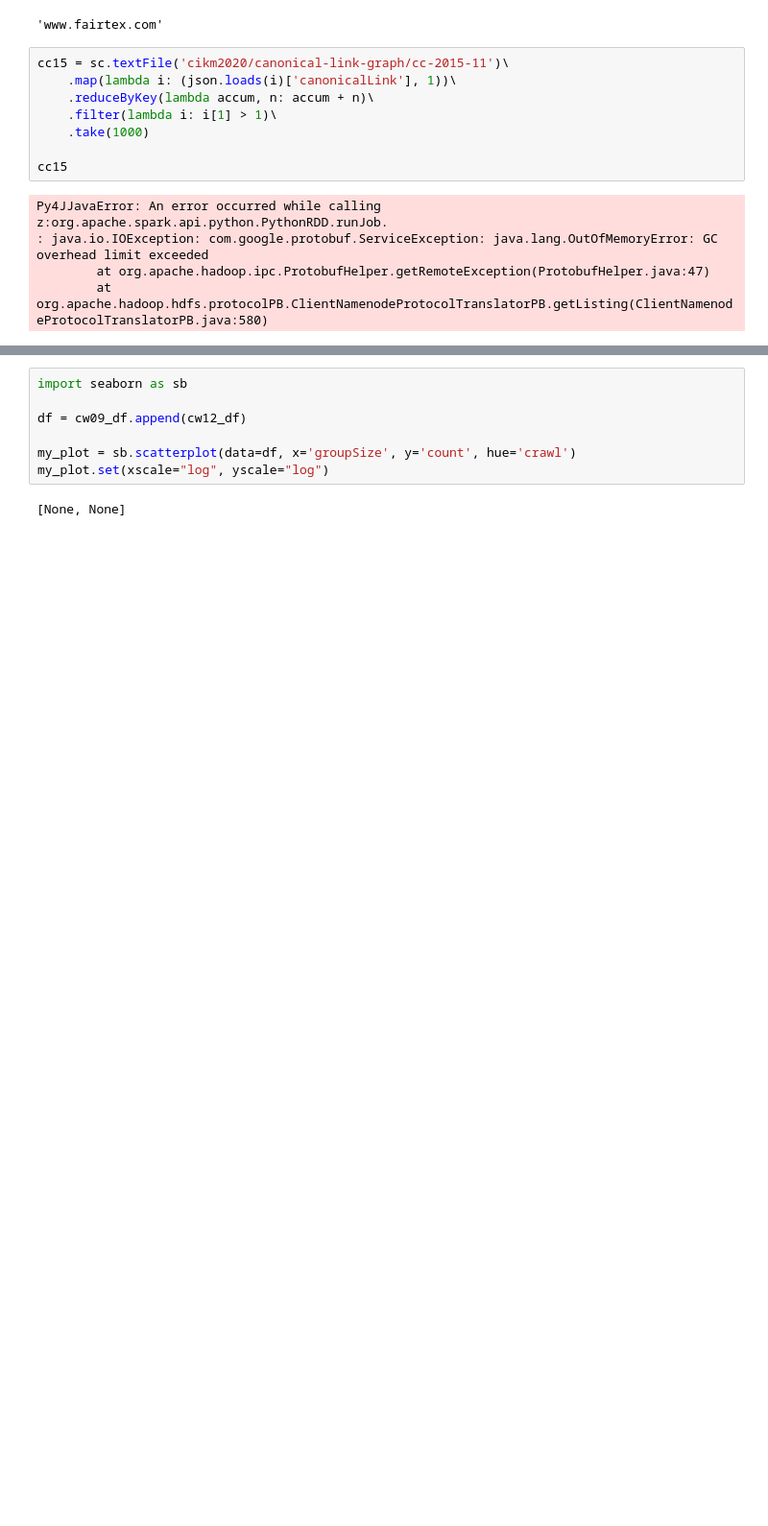
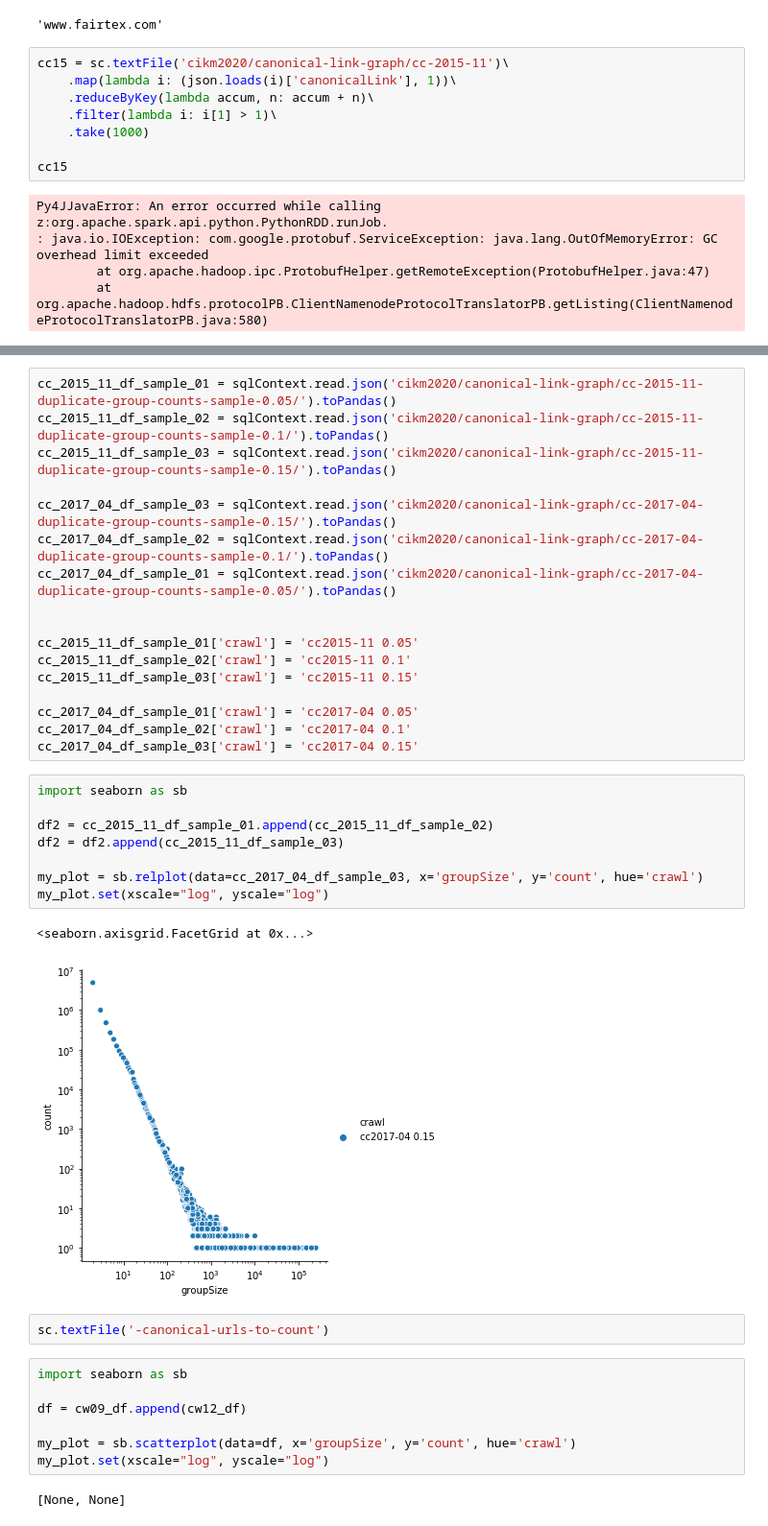
Before and after one commit to chatnoir-eu/chatnoir-copycat, a Jupyter notebook: src/main/jupyter/relevance-transfer.ipynb, the cells around one changed output, grey strips where cells are left out. Shown: that part at 96% size. Cells and saved outputs as stored; diff of their text form; blank space fills up the shorter version.

```diff
--- a/src/main/jupyter/relevance-transfer.ipynb
+++ b/src/main/jupyter/relevance-transfer.ipynb
@@ -208,3 +224,33 @@ cw09_df['crawl'] = 'cw09'
+# %%
+cc_2015_11_df_sample_01 = sqlContext.read.json('cikm2020/canonical-link-graph/cc-2015-11-duplicate-group-counts-sample-0.05/').toPandas()
+cc_2015_11_df_sample_02 = sqlContext.read.json('cikm2020/canonical-link-graph/cc-2015-11-duplicate-group-counts-sample-0.1/').toPandas()
+cc_2015_11_df_sample_03 = sqlContext.read.json('cikm2020/canonical-link-graph/cc-2015-11-duplicate-group-counts-sample-0.15/').toPandas()
+
+cc_2017_04_df_sample_03 = sqlContext.read.json('cikm2020/canonical-link-graph/cc-2017-04-duplicate-group-counts-sample-0.15/').toPandas()
+cc_2017_04_df_sample_02 = sqlContext.read.json('cikm2020/canonical-link-graph/cc-2017-04-duplicate-group-counts-sample-0.1/').toPandas()
+cc_2017_04_df_sample_01 = sqlContext.read.json('cikm2020/canonical-link-graph/cc-2017-04-duplicate-group-counts-sample-0.05/').toPandas()
+
+
+cc_2015_11_df_sample_01['crawl'] = 'cc2015-11 0.05'
+cc_2015_11_df_sample_02['crawl'] = 'cc2015-11 0.1'
+cc_2015_11_df_sample_03['crawl'] = 'cc2015-11 0.15'
+
+cc_2017_04_df_sample_01['crawl'] = 'cc2017-04 0.05'
+cc_2017_04_df_sample_02['crawl'] = 'cc2017-04 0.1'
+cc_2017_04_df_sample_03['crawl'] = 'cc2017-04 0.15'
+# %%
+import seaborn as sb
+
+df2 = cc_2015_11_df_sample_01.append(cc_2015_11_df_sample_02)
+df2 = df2.append(cc_2015_11_df_sample_03)
+
+my_plot = sb.relplot(data=cc_2017_04_df_sample_03, x='groupSize', y='count', hue='crawl')
+my_plot.set(xscale="log", yscale="log")
+# %% [output]
+<seaborn.axisgrid.FacetGrid at 0x...>
+[figure, added]
+# %%
+sc.textFile('-canonical-urls-to-count')
 # %%
 import seaborn as sb
 
```
Also changed, not shown: parts of 14 cells of this notebook, 1 other file.
